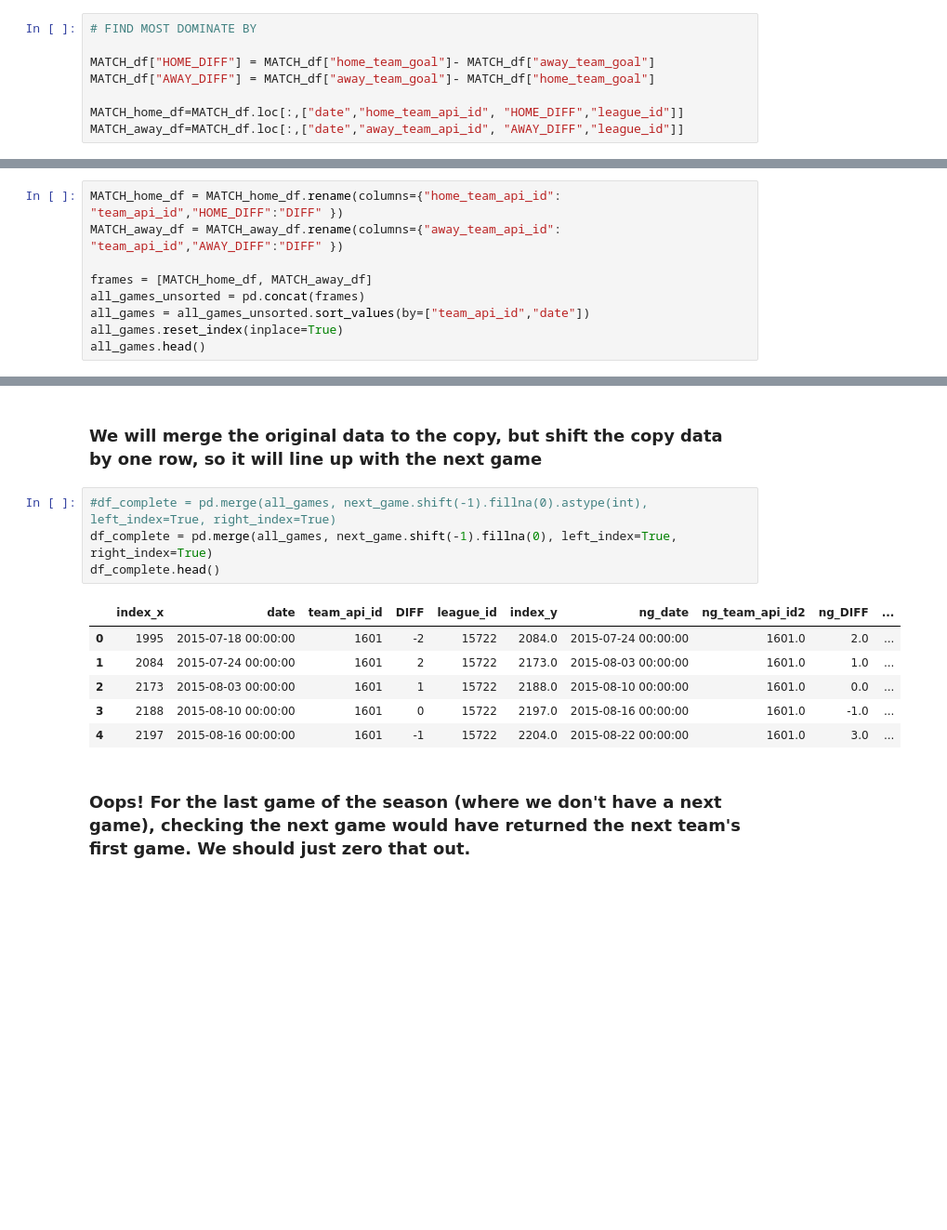
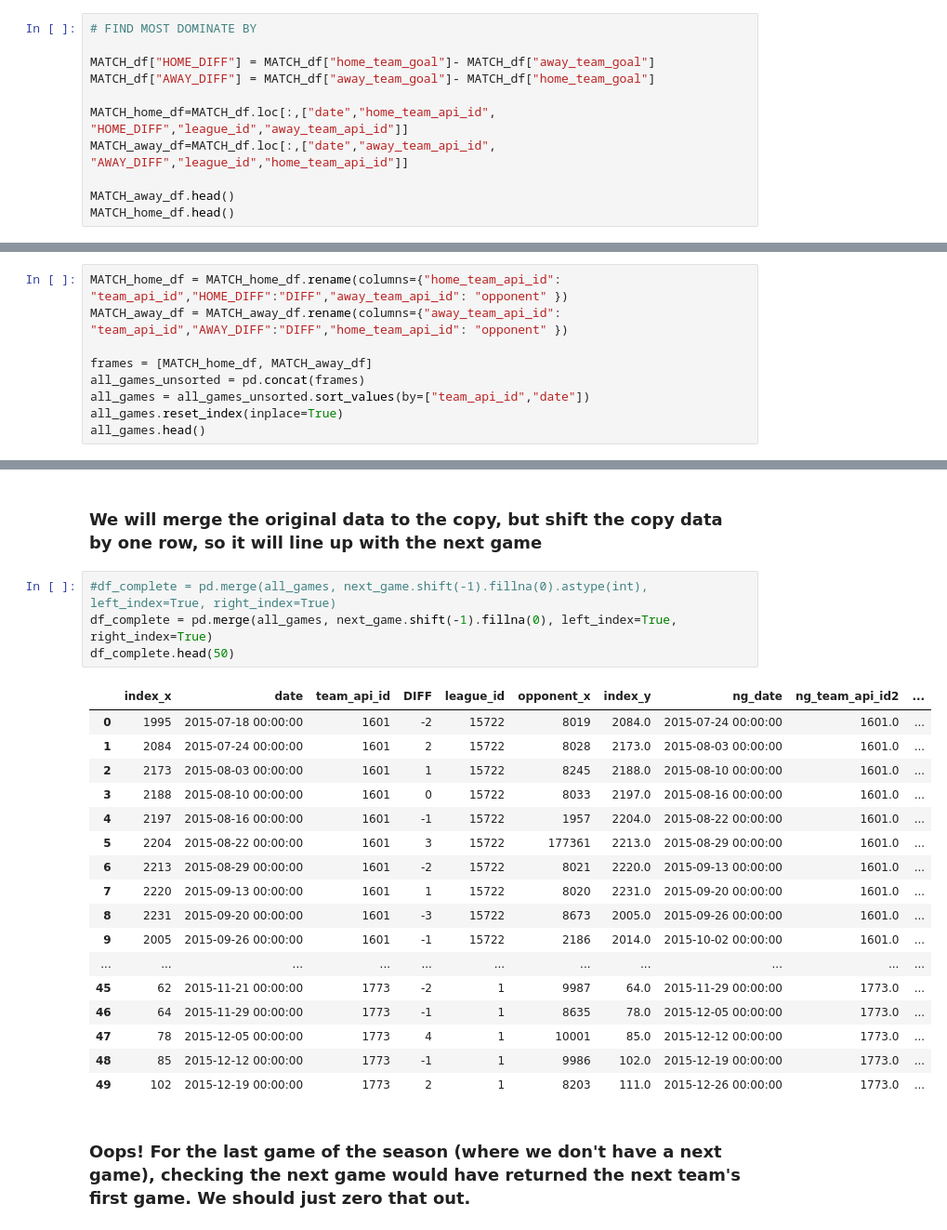
Before and after one commit to ShaleshK/project-one, a Jupyter notebook: fifa.ipynb, the cells around one changed output, grey strips where cells are left out. Shown at 93% size. Cells and saved outputs as stored; diff of their text form; blank space fills up the shorter version.

```diff
--- a/fifa.ipynb
+++ b/fifa.ipynb
@@ -23,5 +25,8 @@ conn)
 MATCH_df["HOME_DIFF"] = MATCH_df["home_team_goal"]- MATCH_df["away_team_goal"]
 MATCH_df["AWAY_DIFF"] = MATCH_df["away_team_goal"]- MATCH_df["home_team_goal"]
 
-MATCH_home_df=MATCH_df.loc[:,["date","home_team_api_id", "HOME_DIFF","league_id"]]
-MATCH_away_df=MATCH_df.loc[:,["date","away_team_api_id", "AWAY_DIFF","league_id"]]
+MATCH_home_df=MATCH_df.loc[:,["date","home_team_api_id", "HOME_DIFF","league_id","away_team_api_id"]]
+MATCH_away_df=MATCH_df.loc[:,["date","away_team_api_id", "AWAY_DIFF","league_id","home_team_api_id"]]
+
+MATCH_away_df.head()
+MATCH_home_df.head()
@@ -28,8 +61,8 @@ MATCH_away_df=MATCH_df.loc[:,["date","away_team_api_id", "AWAY_DIFF","league_id"
 # %% [markdown]
 ### We combine the home team data with the away team data to create 1 liast of games, with the differential
 # %%
-MATCH_home_df = MATCH_home_df.rename(columns={"home_team_api_id": "team_api_id","HOME_DIFF":"DIFF" })
-MATCH_away_df = MATCH_away_df.rename(columns={"away_team_api_id": "team_api_id","AWAY_DIFF":"DIFF" })
+MATCH_home_df = MATCH_home_df.rename(columns={"home_team_api_id": "team_api_id","HOME_DIFF":"DIFF","away_team_api_id": "opponent" })
+MATCH_away_df = MATCH_away_df.rename(columns={"away_team_api_id": "team_api_id","AWAY_DIFF":"DIFF","home_team_api_id": "opponent" })
 
 frames = [MATCH_home_df, MATCH_away_df]
 all_games_unsorted = pd.concat(frames)
@@ -67,14 +100,25 @@ next_game.head()
 # %%
 #df_complete = pd.merge(all_games, next_game.shift(-1).fillna(0).astype(int), left_index=True, right_index=True)
 df_complete = pd.merge(all_games, next_game.shift(-1).fillna(0), left_index=True, right_index=True)
-df_complete.head()
+df_complete.head(50)
 # %% [output]
-|  | index_x | date | team_api_id | DIFF | league_id | index_y | ng_date | ng_team_api_id2 | ng_DIFF | ... |
-| 0 | 1995 | 2015-07-18 00:00:00 | 1601 | -2 | 15722 | 2084.0 | 2015-07-24 00:00:00 | 1601.0 | 2.0 | ... |
-| 1 | 2084 | 2015-07-24 00:00:00 | 1601 | 2 | 15722 | 2173.0 | 2015-08-03 00:00:00 | 1601.0 | 1.0 | ... |
-| 2 | 2173 | 2015-08-03 00:00:00 | 1601 | 1 | 15722 | 2188.0 | 2015-08-10 00:00:00 | 1601.0 | 0.0 | ... |
-| 3 | 2188 | 2015-08-10 00:00:00 | 1601 | 0 | 15722 | 2197.0 | 2015-08-16 00:00:00 | 1601.0 | -1.0 | ... |
-| 4 | 2197 | 2015-08-16 00:00:00 | 1601 | -1 | 15722 | 2204.0 | 2015-08-22 00:00:00 | 1601.0 | 3.0 | ... |
+|  | index_x | date | team_api_id | DIFF | league_id | opponent_x | index_y | ng_date | ng_team_api_id2 | ... |
+| 0 | 1995 | 2015-07-18 00:00:00 | 1601 | -2 | 15722 | 8019 | 2084.0 | 2015-07-24 00:00:00 | 1601.0 | ... |
+| 1 | 2084 | 2015-07-24 00:00:00 | 1601 | 2 | 15722 | 8028 | 2173.0 | 2015-08-03 00:00:00 | 1601.0 | ... |
+| 2 | 2173 | 2015-08-03 00:00:00 | 1601 | 1 | 15722 | 8245 | 2188.0 | 2015-08-10 00:00:00 | 1601.0 | ... |
+| 3 | 2188 | 2015-08-10 00:00:00 | 1601 | 0 | 15722 | 8033 | 2197.0 | 2015-08-16 00:00:00 | 1601.0 | ... |
+| 4 | 2197 | 2015-08-16 00:00:00 | 1601 | -1 | 15722 | 1957 | 2204.0 | 2015-08-22 00:00:00 | 1601.0 | ... |
+| 5 | 2204 | 2015-08-22 00:00:00 | 1601 | 3 | 15722 | 177361 | 2213.0 | 2015-08-29 00:00:00 | 1601.0 | ... |
+| 6 | 2213 | 2015-08-29 00:00:00 | 1601 | -2 | 15722 | 8021 | 2220.0 | 2015-09-13 00:00:00 | 1601.0 | ... |
+| 7 | 2220 | 2015-09-13 00:00:00 | 1601 | 1 | 15722 | 8020 | 2231.0 | 2015-09-20 00:00:00 | 1601.0 | ... |
+| 8 | 2231 | 2015-09-20 00:00:00 | 1601 | -3 | 15722 | 8673 | 2005.0 | 2015-09-26 00:00:00 | 1601.0 | ... |
+| 9 | 2005 | 2015-09-26 00:00:00 | 1601 | -1 | 15722 | 2186 | 2014.0 | 2015-10-02 00:00:00 | 1601.0 | ... |
+| ... | ... | ... | ... | ... | ... | ... | ... | ... | ... | ... |
+| 45 | 62 | 2015-11-21 00:00:00 | 1773 | -2 | 1 | 9987 | 64.0 | 2015-11-29 00:00:00 | 1773.0 | ... |
+| 46 | 64 | 2015-11-29 00:00:00 | 1773 | -1 | 1 | 8635 | 78.0 | 2015-12-05 00:00:00 | 1773.0 | ... |
+| 47 | 78 | 2015-12-05 00:00:00 | 1773 | 4 | 1 | 10001 | 85.0 | 2015-12-12 00:00:00 | 1773.0 | ... |
+| 48 | 85 | 2015-12-12 00:00:00 | 1773 | -1 | 1 | 9986 | 102.0 | 2015-12-19 00:00:00 | 1773.0 | ... |
+| 49 | 102 | 2015-12-19 00:00:00 | 1773 | 2 | 1 | 8203 | 111.0 | 2015-12-26 00:00:00 | 1773.0 | ... |
 # %% [markdown]
 ### Oops!  For the last game of the season (where we don't have a next game), checking the next game would have returned the next team's first game.  We should just zero that out.
 # %%
```
Also changed, not shown: parts of 19 cells of this notebook.
